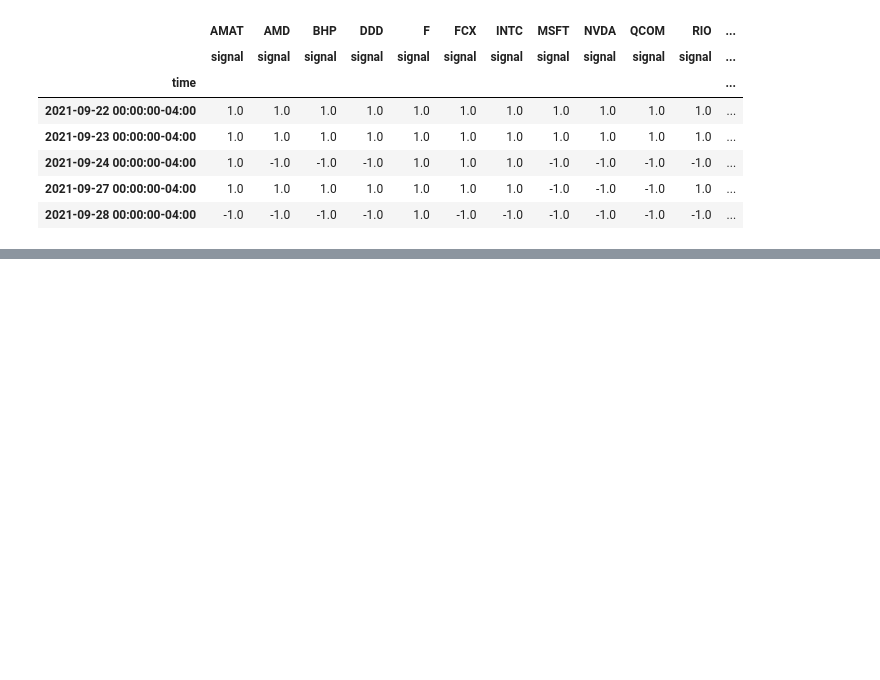
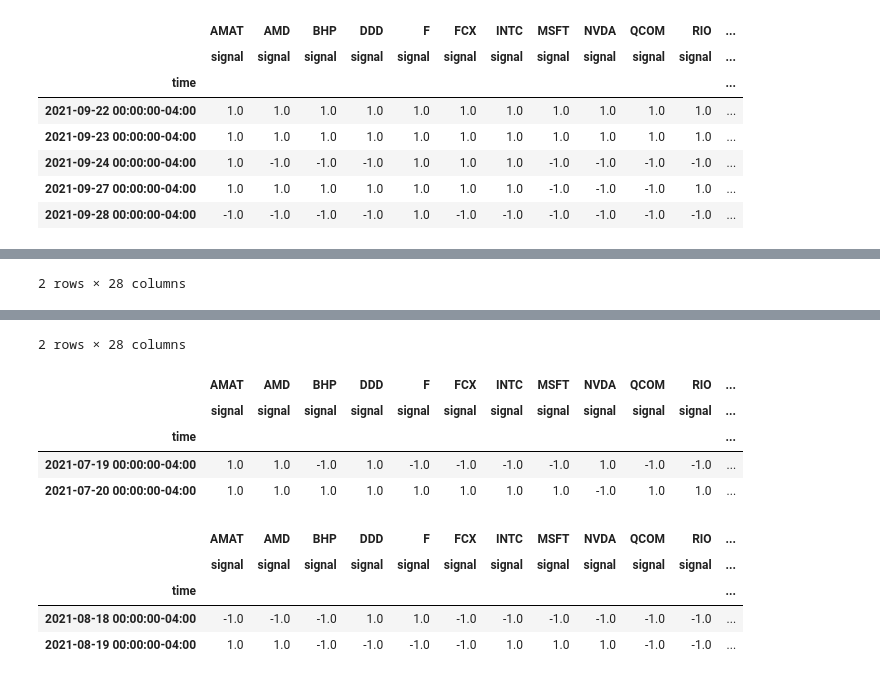
Before and after one commit to ForrestSurles/project_02, a Jupyter notebook: Alpaca_Stock_Info_2.ipynb, the cells around one changed output, grey strips where cells are left out. Cells and saved outputs as stored; diff of their text form; code cells hidden in the pictures; blank space fills up the shorter version.

```diff
--- a/Alpaca_Stock_Info_2.ipynb
+++ b/Alpaca_Stock_Info_2.ipynb
@@ -786,3 +790,9 @@ display(y.tail())
 | 2021-09-24 00:00:00-04:00 | 1.0 | -1.0 | -1.0 | -1.0 | 1.0 | 1.0 | 1.0 | -1.0 | -1.0 | -1.0 | -1.0 | ... |
 | 2021-09-27 00:00:00-04:00 | 1.0 | 1.0 | 1.0 | 1.0 | 1.0 | 1.0 | 1.0 | -1.0 | -1.0 | -1.0 | 1.0 | ... |
 | 2021-09-28 00:00:00-04:00 | -1.0 | -1.0 | -1.0 | -1.0 | 1.0 | -1.0 | -1.0 | -1.0 | -1.0 | -1.0 | -1.0 | ... |
+# %%
+# Select the start of the training period
+training_begin = X.index.min()
+
+# Display the training begin date
+print(training_begin)
@@ -788,0 +801,6 @@ display(y.tail())
+# %%
+# Select the ending period for the training data with an offset of 1 month
+training_end = X.index.min() + DateOffset(months=1)
+
+# Display the training end date
+print(training_end)
@@ -788,0 +809,13 @@ display(y.tail())
+# %%
+# Generate the X_train and y_train DataFrames
+X_train = X.loc[training_begin:training_end]
+y_train = y.loc[training_begin:training_end]
+
+# Display sample data for X_train
+display(X_train.head(2))
+display(X_train.tail(2))
+
+# Display sample data for y_train
+display(y_train.head(2))
+display(y_train.tail(2))
+# %% [output]
@@ -788,0 +827 @@ display(y.tail())
+2 rows × 28 columns
@@ -788,0 +833,11 @@ display(y.tail())
+2 rows × 28 columns
+|  | AMAT | AMD | BHP | DDD | F | FCX | INTC | MSFT | NVDA | QCOM | RIO | ... |
+|  | signal | signal | signal | signal | signal | signal | signal | signal | signal | signal | signal | ... |
+| time |  |  |  |  |  |  |  |  |  |  |  | ... |
+| 2021-07-19 00:00:00-04:00 | 1.0 | 1.0 | -1.0 | 1.0 | -1.0 | -1.0 | -1.0 | -1.0 | 1.0 | -1.0 | -1.0 | ... |
+| 2021-07-20 00:00:00-04:00 | 1.0 | 1.0 | 1.0 | 1.0 | 1.0 | 1.0 | 1.0 | 1.0 | -1.0 | 1.0 | 1.0 | ... |
+|  | AMAT | AMD | BHP | DDD | F | FCX | INTC | MSFT | NVDA | QCOM | RIO | ... |
+|  | signal | signal | signal | signal | signal | signal | signal | signal | signal | signal | signal | ... |
+| time |  |  |  |  |  |  |  |  |  |  |  | ... |
+| 2021-08-18 00:00:00-04:00 | -1.0 | -1.0 | -1.0 | 1.0 | 1.0 | -1.0 | -1.0 | -1.0 | -1.0 | -1.0 | -1.0 | ... |
+| 2021-08-19 00:00:00-04:00 | 1.0 | 1.0 | -1.0 | -1.0 | -1.0 | -1.0 | 1.0 | 1.0 | 1.0 | -1.0 | -1.0 | ... |
```
Also changed, not shown: parts of 25 cells of this notebook, 5 other files.
